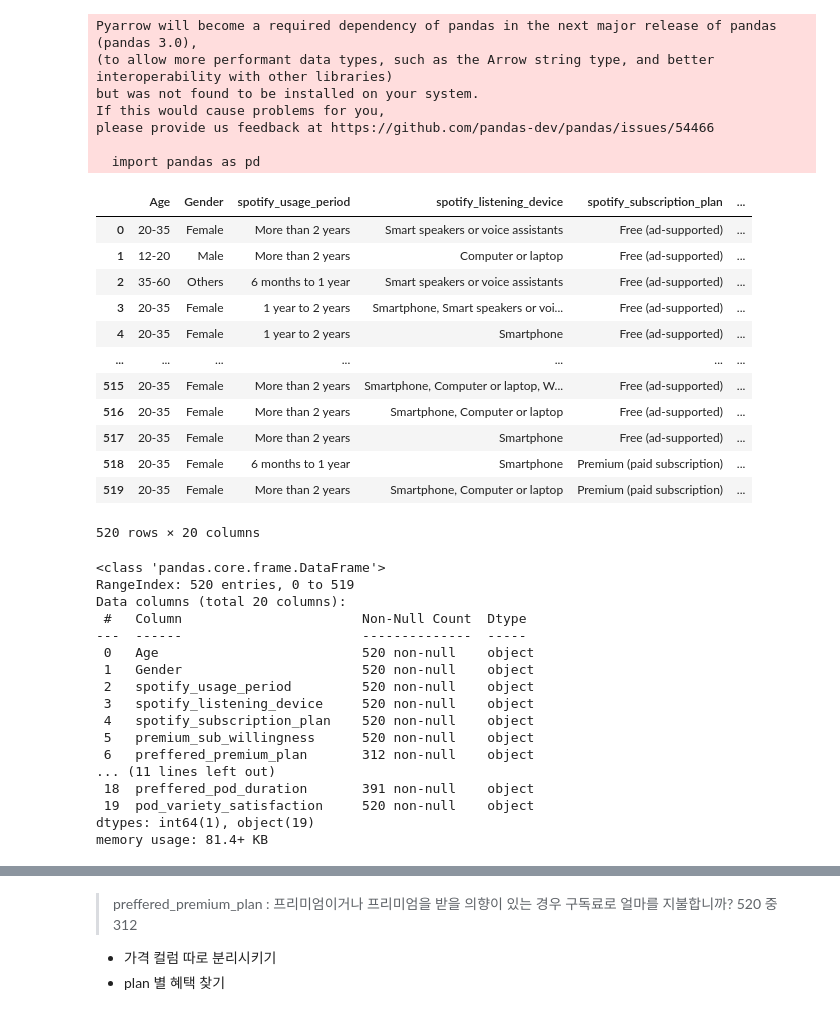
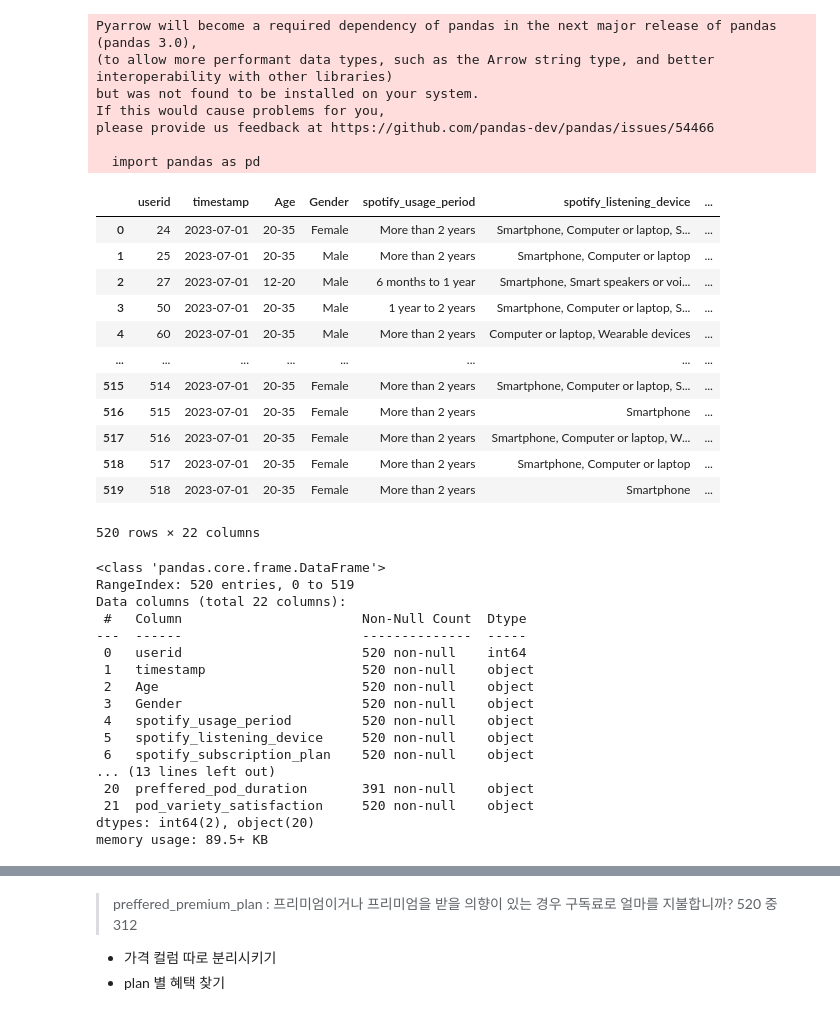
Before and after one commit to Joy-9707/sparta_practice, a Jupyter notebook: 실전프로젝트/spotify.ipynb, the cells around one changed output, grey strips where cells are left out. Saved outputs shown, nothing was run; the diff lists cells and outputs as text; code cells hidden in the pictures.

```diff
--- a/실전프로젝트/spotify.ipynb
+++ b/실전프로젝트/spotify.ipynb
@@ -15,39 +15,39 @@ please provide us feedback at https://github.com/pandas-dev/pandas/issues/54466
 
   import pandas as pd
 # %%
-df = pd.read_excel('/Users/hj/Documents/무제/실전프로젝트/Spotify_data.xlsx')
+df = pd.read_csv('/Users/hj/Documents/무제/실전프로젝트/스파르타(튜터) - 스포티파이 데이터.csv')
 df
 # %% [output]
-|  | Age | Gender | spotify_usage_period | spotify_listening_device | spotify_subscription_plan | ... |
-| 0 | 20-35 | Female | More than 2 years | Smart speakers or voice assistants | Free (ad-supported) | ... |
-| 1 | 12-20 | Male | More than 2 years | Computer or laptop | Free (ad-supported) | ... |
-| 2 | 35-60 | Others | 6 months to 1 year | Smart speakers or voice assistants | Free (ad-supported) | ... |
-| 3 | 20-35 | Female | 1 year to 2 years | Smartphone, Smart speakers or voi... | Free (ad-supported) | ... |
-| 4 | 20-35 | Female | 1 year to 2 years | Smartphone | Free (ad-supported) | ... |
-| ... | ... | ... | ... | ... | ... | ... |
-| 515 | 20-35 | Female | More than 2 years | Smartphone, Computer or laptop, W... | Free (ad-supported) | ... |
-| 516 | 20-35 | Female | More than 2 years | Smartphone, Computer or laptop | Free (ad-supported) | ... |
-| 517 | 20-35 | Female | More than 2 years | Smartphone | Free (ad-supported) | ... |
-| 518 | 20-35 | Female | 6 months to 1 year | Smartphone | Premium (paid subscription) | ... |
-| 519 | 20-35 | Female | More than 2 years | Smartphone, Computer or laptop | Premium (paid subscription) | ... |
+|  | userid | timestamp | Age | Gender | spotify_usage_period | spotify_listening_device | ... |
+| 0 | 24 | 2023-07-01 | 20-35 | Female | More than 2 years | Smartphone, Computer or laptop, S... | ... |
+| 1 | 25 | 2023-07-01 | 20-35 | Male | More than 2 years | Smartphone, Computer or laptop | ... |
+| 2 | 27 | 2023-07-01 | 12-20 | Male | 6 months to 1 year | Smartphone, Smart speakers or voi... | ... |
+| 3 | 50 | 2023-07-01 | 20-35 | Male | 1 year to 2 years | Smartphone, Computer or laptop, S... | ... |
+| 4 | 60 | 2023-07-01 | 20-35 | Male | More than 2 years | Computer or laptop, Wearable devices | ... |
+| ... | ... | ... | ... | ... | ... | ... | ... |
+| 515 | 514 | 2023-07-01 | 20-35 | Female | More than 2 years | Smartphone, Computer or laptop, S... | ... |
+| 516 | 515 | 2023-07-01 | 20-35 | Female | More than 2 years | Smartphone | ... |
+| 517 | 516 | 2023-07-01 | 20-35 | Female | More than 2 years | Smartphone, Computer or laptop, W... | ... |
+| 518 | 517 | 2023-07-01 | 20-35 | Female | More than 2 years | Smartphone, Computer or laptop | ... |
+| 519 | 518 | 2023-07-01 | 20-35 | Female | More than 2 years | Smartphone | ... |
-520 rows × 20 columns
+520 rows × 22 columns
 # %%
 df.info()
 # %% [output]
 <class 'pandas.core.frame.DataFrame'>
 RangeIndex: 520 entries, 0 to 519
-Data columns (total 20 columns):
+Data columns (total 22 columns):
  #   Column                       Non-Null Count  Dtype
 ---  ------                       --------------  -----
- 0   Age                          520 non-null    object
- 1   Gender                       520 non-null    object
- 2   spotify_usage_period         520 non-null    object
- 3   spotify_listening_device     520 non-null    object
- 4   spotify_subscription_plan    520 non-null    object
- 5   premium_sub_willingness      520 non-null    object
- 6   preffered_premium_plan       312 non-null    object
-... (11 lines left out)
- 18  preffered_pod_duration       391 non-null    object
- 19  pod_variety_satisfaction     520 non-null    object
-dtypes: int64(1), object(19)
-memory usage: 81.4+ KB
+ 0   userid                       520 non-null    int64
+ 1   timestamp                    520 non-null    object
+ 2   Age                          520 non-null    object
+ 3   Gender                       520 non-null    object
+ 4   spotify_usage_period         520 non-null    object
+ 5   spotify_listening_device     520 non-null    object
+ 6   spotify_subscription_plan    520 non-null    object
+... (13 lines left out)
+ 20  preffered_pod_duration       391 non-null    object
+ 21  pod_variety_satisfaction     520 non-null    object
+dtypes: int64(2), object(20)
+memory usage: 89.5+ KB
```
Also changed, not shown: parts of 46 cells of this notebook, 3 other files.
